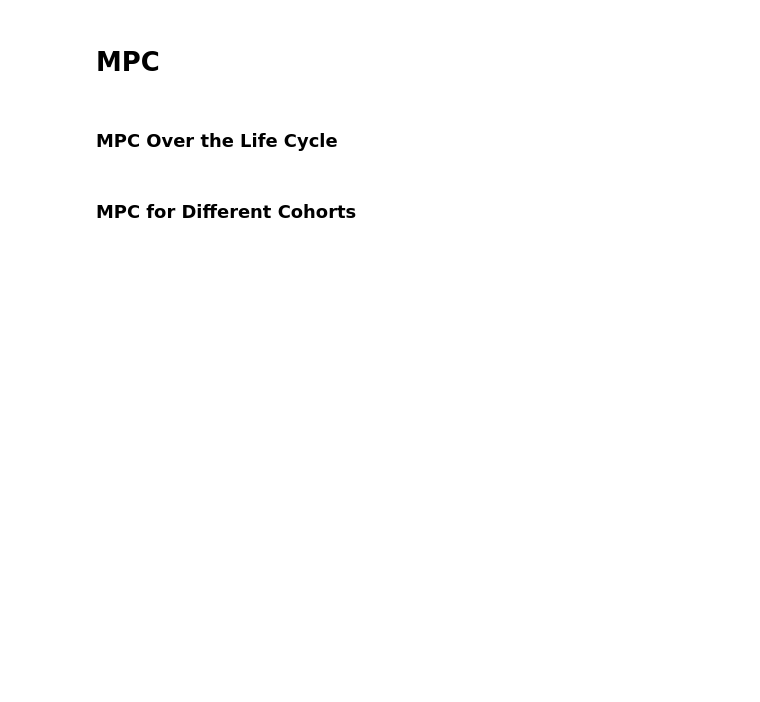
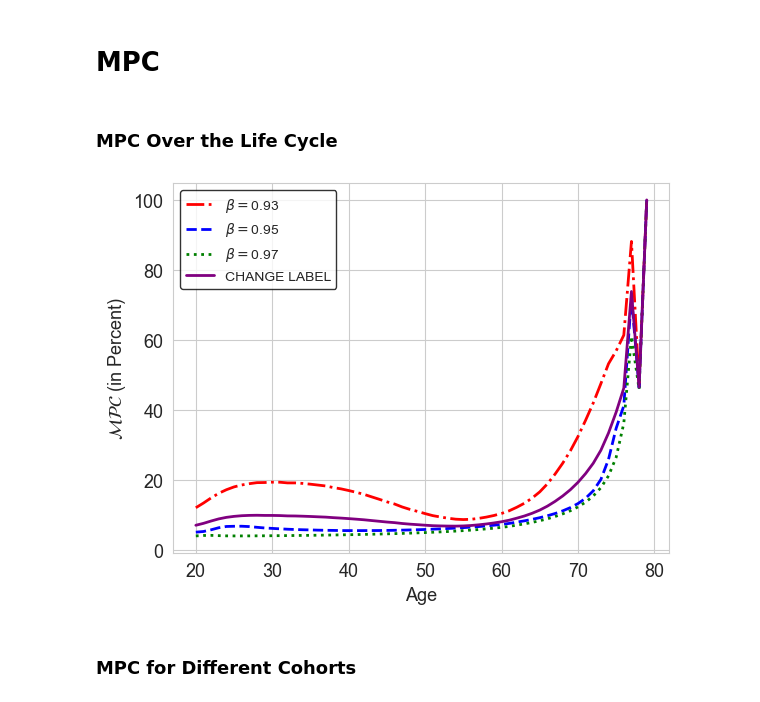
Before and after one commit to HansChristianPOLIT/LostInOptimization, a Jupyter notebook: Jeppe/02. DurableConsumptionModel/WORKSPACE.ipynb, the cells around one changed output. Cells and saved outputs as stored; diff of their text form; code cells hidden in the pictures; blank space fills up the shorter version.

Commit message:
Added graph of a+n+mpc

```diff
--- a/Jeppe/02. DurableConsumptionModel/WORKSPACE.ipynb
+++ b/Jeppe/02. DurableConsumptionModel/WORKSPACE.ipynb
@@ -530,33 +466,38 @@ line_styles = ['-.', '--', ':', '-']  # add more styles if num_betas > 3
 # x-axis labels
 age = np.arange(par.T) + par.Tmin
 
 # Plot each beta index
 for beta in range(len(betas)):
     plt.plot(age, np.mean(sim.mpc[:, beta, :]*100, axis=1), lw=2, color=colors[beta], linestyle=line_styles[beta], label=r'$\beta=$' + str(betas[beta]))
 
 # mean over beta and individual dimensions
 mean_mpc_aggregate = np.mean(sim.mpc*100, axis=(1, 2))
+mean_mpc_aggregate1 = np.mean(sim.mpc*100, axis=(1, 2))
 
 # Plot aggregate over beta and individuals
 plt.plot(age, mean_mpc_aggregate, lw=2, color='purple', linestyle='-', label='CHANGE LABEL')
+
+
 
 # Set labels and fontsize
 plt.xlabel('Age', fontsize=13)
 plt.ylabel('$\mathcal{MPC}$ (in Percent)', fontsize=13)
 plt.xticks(fontsize=13)
 plt.yticks(fontsize=13)
 
 # Show legend with desired frame style
 legend = plt.legend(frameon=True)
 frame = legend.get_frame()
 frame.set_edgecolor('black')
 
 if not os.path.exists("../plots"):
     os.makedirs("../plots")
 
 plt.savefig("../plots/two_asset_LifecycleMPC.pdf", bbox_inches='tight')
 
 plt.show()
+# %% [output]
+[figure, added]
 # %%
 # define stages
 stages = {
```
Also changed, not shown: parts of 21 cells of this notebook, 7 other files.
